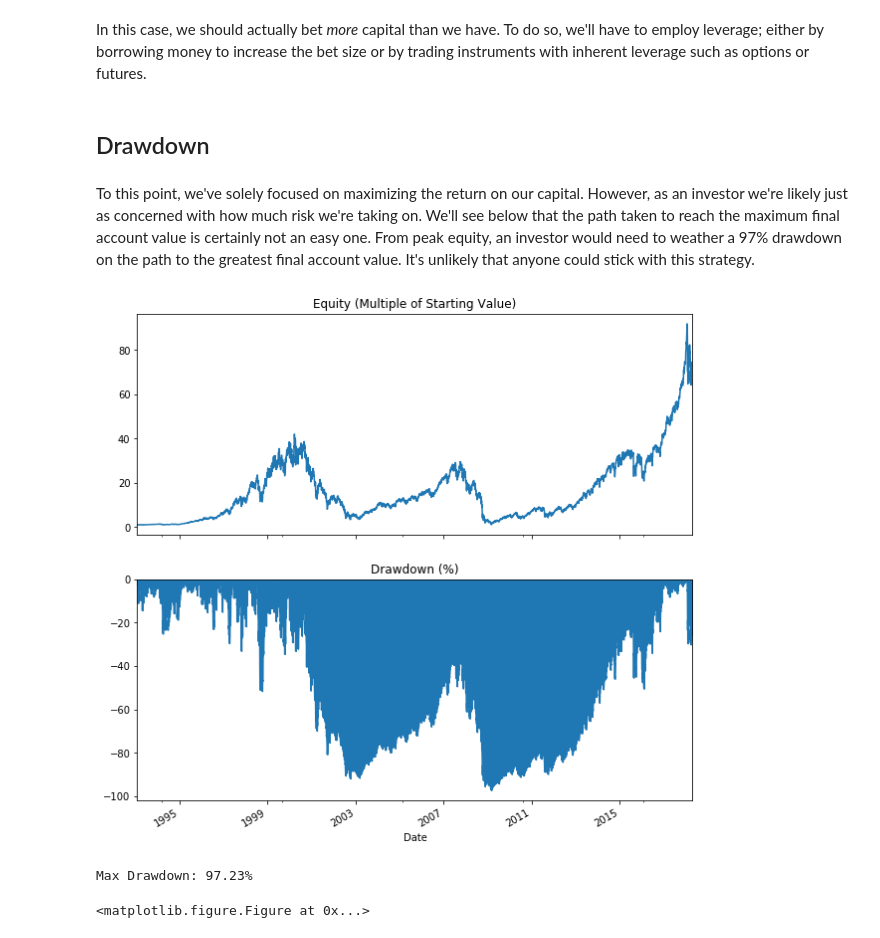
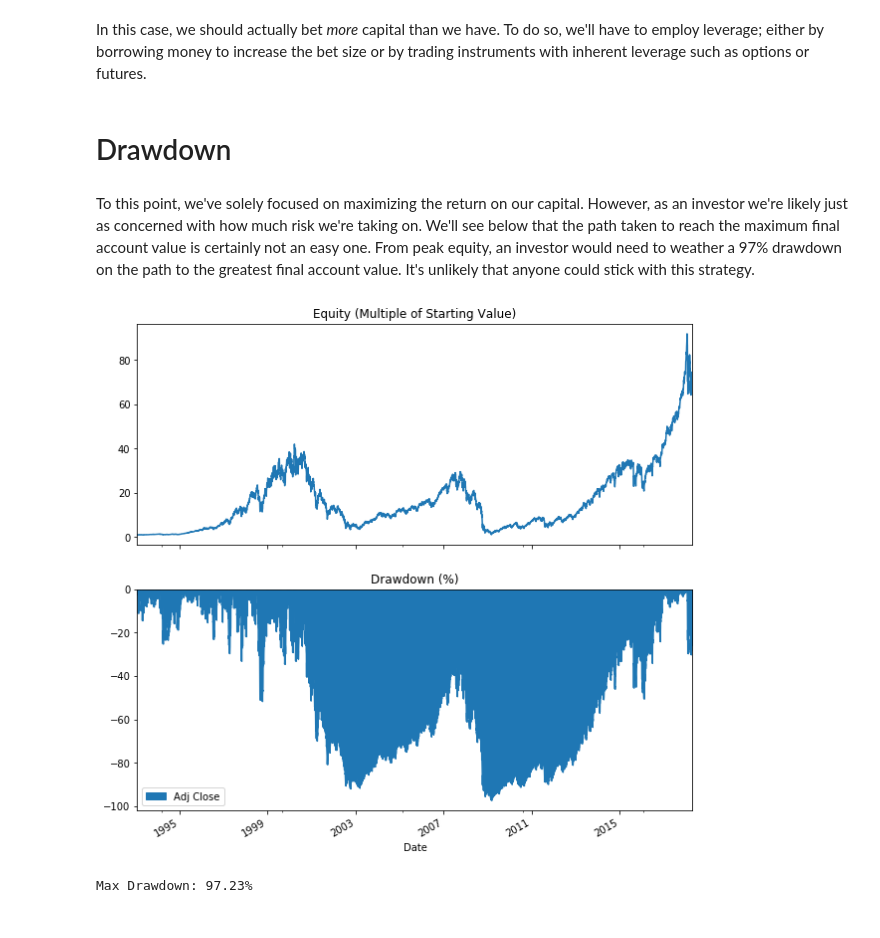
Before and after one commit to 11bblandin/quantfiction, a Jupyter notebook: position_sizing.ipynb, the cells around one changed output. Drawn from its saved outputs; the diff is of its cells as text; code cells hidden in the pictures.

```diff
--- a/position_sizing.ipynb
+++ b/position_sizing.ipynb
@@ -289,30 +289,35 @@ expected_geom(3.14 * spy_returns)
 # %% [markdown]
 In this case, we should actually bet *more* capital than we have. To do so, we'll have to employ leverage; either by borrowing money to increase the bet size or by trading instruments with inherent leverage such as options or futures.
 # %% [markdown]
-## Drawdown
+# Drawdown
 # %% [markdown]
 To this point, we've solely focused on maximizing the return on our capital. However, as an investor we're likely just as concerned with how much risk we're taking on. We'll see below that the path taken to reach the maximum final account value is certainly not an easy one. From peak equity, an investor would need to weather a 97% drawdown on the path to the greatest final account value. It's unlikely that anyone could stick with this strategy.
 # %%
 def equity_curve(returns):
-    eq = (1 + returns).cumprod(axis=0)
+    _equity_curve = (1 + returns).cumprod(axis=0)
     # Set the starting value of every curve to 1
     # normalized_eq = raw_eq / raw_eq[0]
-    return eq
+    return _equity_curve
 
 def drawdown(equity_curve):
-    eq_series = pd.Series(equity_curve)
-    drawdown = eq_series / eq_series.cummax() - 1
-    return drawdown
+    eq_series = pd.DataFrame(equity_curve)
+    _drawdown = eq_series / eq_series.cummax() - 1
+    return _drawdown
 
 def max_drawdown(equity_curve, percent=True):
-    abs_drawdown = np.abs(drawdown(equity_curve))
-    max_drawdown = np.max(abs_drawdown)
+    abs_drawdown = np.abs(drawdown(equity_curve)).values
+    _max_drawdown = np.max(abs_drawdown)
     if percent == True:
-        return max_drawdown * 100
+        return _max_drawdown * 100
     else:
-        return max_drawdown
+        return _max_drawdown
 
-def equity_plot(returns):
+def ulcer_index(equity_curve):
+    _drawdown = drawdown(equity_curve)
+    _ulcer_index = np.sqrt(np.mean(_drawdown**2)) * 100
+    return _ulcer_index
+
+def equity_plot(returns, title=''):
     fig, ax = plt.subplots(2, 1, figsize = (10, 10), sharex=True)
     eq = equity_curve(returns)
     dd = drawdown(eq) * 100
@@ -320,16 +325,14 @@ def equity_plot(returns):
     ax[0].set_title('Equity (Multiple of Starting Value)')
     dd.plot(ax=ax[1], kind='area')
     ax[1].set_title('Drawdown (%)')
-
+    plt.savefig(title + ' Equity Plot.png')
     plt.show()
 # %%
-optimal_returns = spy_returns * spy_optimal_f
-equity_plot(optimal_returns)
-plt.savefig('SPY optimal f Equity.png')
+optimal_returns = spy_returns * spy_f['optimal_f']
+equity_plot(optimal_returns, title='SPY Optimal f')
 max_dd = max_drawdown(equity_curve(optimal_returns))
 print("Max Drawdown: {}%".format(np.round(max_dd, 2)))
 # %% [output]
-[figure, old version]
+[figure, new version]
 Max Drawdown: 97.23%
-<matplotlib.figure.Figure at 0x...>
 # %%
```
Also changed, not shown: parts of 16 cells of this notebook.
